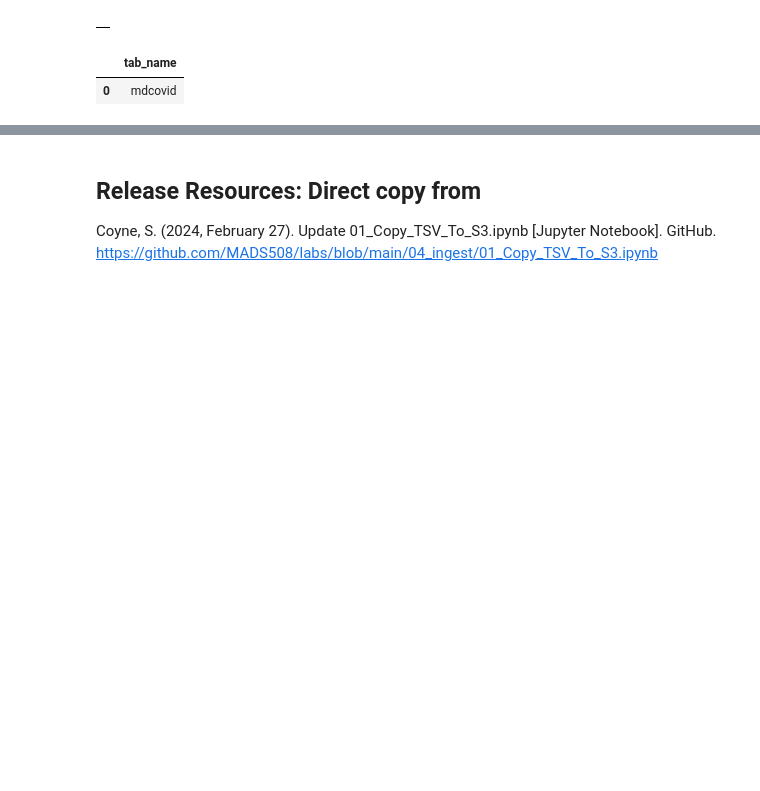
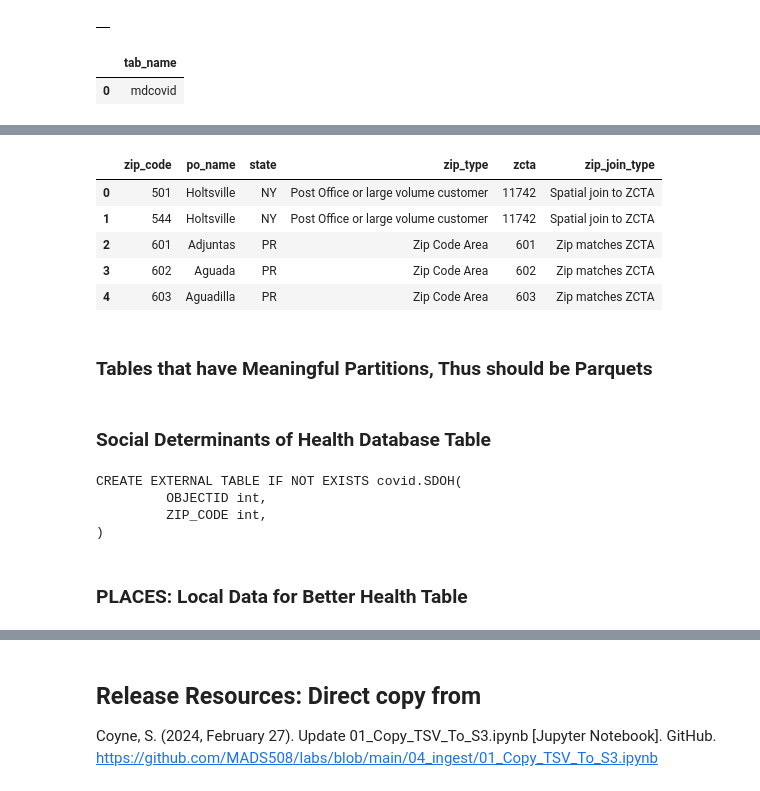
Before and after one commit to shailja-somani-0/ADS-508-Team-2, a Jupyter notebook: team2-ads508.ipynb, the cells around one changed output, grey strips where cells are left out. Saved outputs shown, nothing was run; the diff lists cells and outputs as text; code cells hidden in the pictures; blank space fills up the shorter version.

```diff
--- a/team2-ads508.ipynb
+++ b/team2-ads508.ipynb
@@ -407,0 +368,38 @@ CREATE EXTERNAL TABLE IF NOT EXISTS covid.MDCrosswalk(
+# %%
+# Actually run query
+pd.read_sql(statement, conn)
+
+# Take a look at table to test
+df_show = pd.read_sql("SELECT * FROM covid.MDCrosswalk LIMIT 5", conn)
+df_show.head()
+# %% [output]
+|  | zip_code | po_name | state | zip_type | zcta | zip_join_type |
+| 0 | 501 | Holtsville | NY | Post Office or large volume customer | 11742 | Spatial join to ZCTA |
+| 1 | 544 | Holtsville | NY | Post Office or large volume customer | 11742 | Spatial join to ZCTA |
+| 2 | 601 | Adjuntas | PR | Zip Code Area | 601 | Zip matches ZCTA |
+| 3 | 602 | Aguada | PR | Zip Code Area | 602 | Zip matches ZCTA |
+| 4 | 603 | Aguadilla | PR | Zip Code Area | 603 | Zip matches ZCTA |
+# %% [markdown]
+### Tables that have Meaningful Partitions, Thus should be Parquets
+# %% [markdown]
+### Social Determinants of Health Database Table
+# %%
+table_name = SDOH_table
+path = SDOH_path
+
+#TO DO: Figure out how to handle the 327 columns. S3?
+statement = """CREATE EXTERNAL TABLE IF NOT EXISTS {}.{}(
+         OBJECTID int,
+         ZIP_CODE int,
+)""".format(
+    database_name, table_name, path
+)
+
+print(statement)
+# %% [output]
+CREATE EXTERNAL TABLE IF NOT EXISTS covid.SDOH(
+         OBJECTID int,
+         ZIP_CODE int,
+)
+# %% [markdown]
+### PLACES: Local Data for Better Health Table
```
Also changed, not shown: parts of 29 cells of this notebook.
